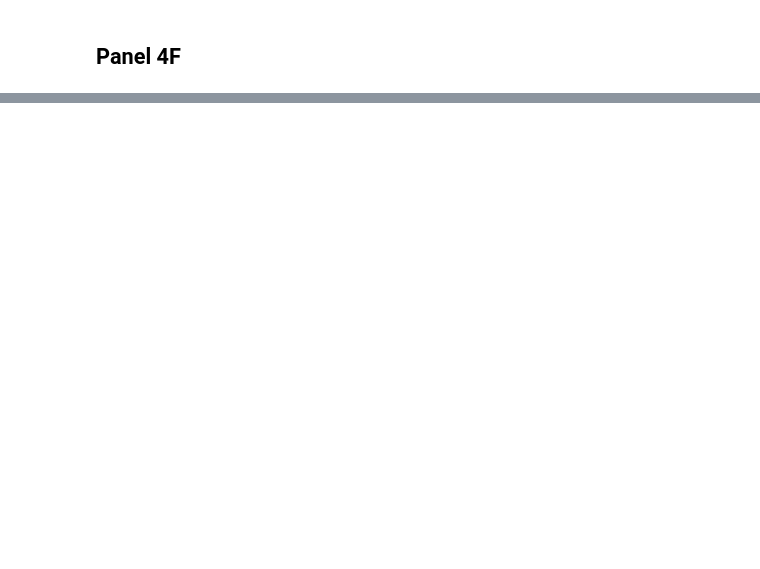
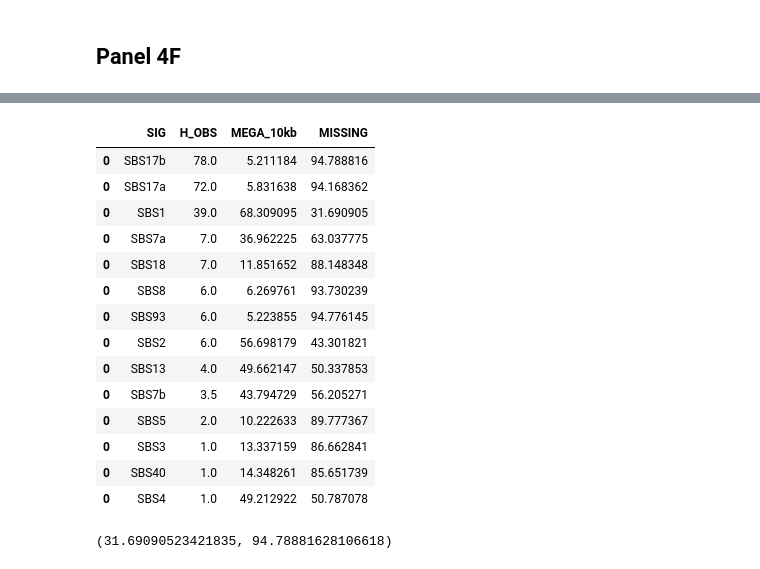
Before and after one commit to bbglab/hotspot_propensity, a Jupyter notebook: figures/main_figures/figure_4/4D_4E_4F_panels.ipynb, the cells around one changed output, grey strips where cells are left out. Cells and saved outputs as stored; diff of their text form; code cells hidden in the pictures; blank space fills up the shorter version.

```diff
--- a/figures/main_figures/figure_4/4D_4E_4F_panels.ipynb
+++ b/figures/main_figures/figure_4/4D_4E_4F_panels.ipynb
@@ -489,3 +489,25 @@ df
+# %%
+df[['SIG', 'H_OBS', 'MEGA_10kb', 'MISSING']]
+# %% [output]
+|  | SIG | H_OBS | MEGA_10kb | MISSING |
+| 0 | SBS17b | 78.0 | 5.211184 | 94.788816 |
+| 0 | SBS17a | 72.0 | 5.831638 | 94.168362 |
+| 0 | SBS1 | 39.0 | 68.309095 | 31.690905 |
+| 0 | SBS7a | 7.0 | 36.962225 | 63.037775 |
+| 0 | SBS18 | 7.0 | 11.851652 | 88.148348 |
+| 0 | SBS8 | 6.0 | 6.269761 | 93.730239 |
+| 0 | SBS93 | 6.0 | 5.223855 | 94.776145 |
+| 0 | SBS2 | 6.0 | 56.698179 | 43.301821 |
+| 0 | SBS13 | 4.0 | 49.662147 | 50.337853 |
+| 0 | SBS7b | 3.5 | 43.794729 | 56.205271 |
+| 0 | SBS5 | 2.0 | 10.222633 | 89.777367 |
+| 0 | SBS3 | 1.0 | 13.337159 | 86.662841 |
+| 0 | SBS40 | 1.0 | 14.348261 | 85.651739 |
+| 0 | SBS4 | 1.0 | 49.212922 | 50.787078 |
+# %%
+min(df['MISSING'].tolist()), max(df['MISSING'].tolist())
+# %% [output]
+(31.69090523421835, 94.78881628106618)
 # %%
 # Color palette
 gradient = sns.color_palette("YlOrRd", 7)
```
Also changed, not shown: parts of 6 cells of this notebook, 3 other files.
